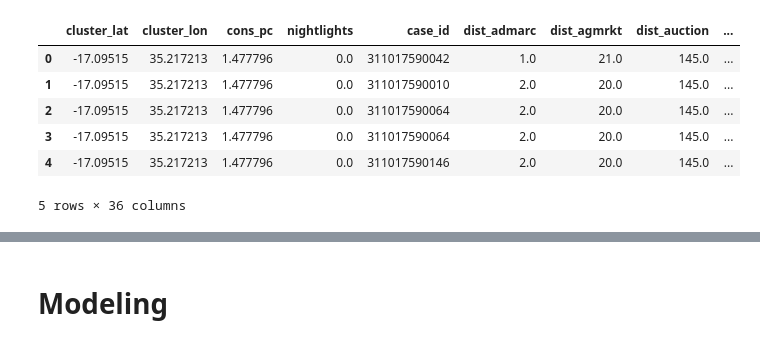
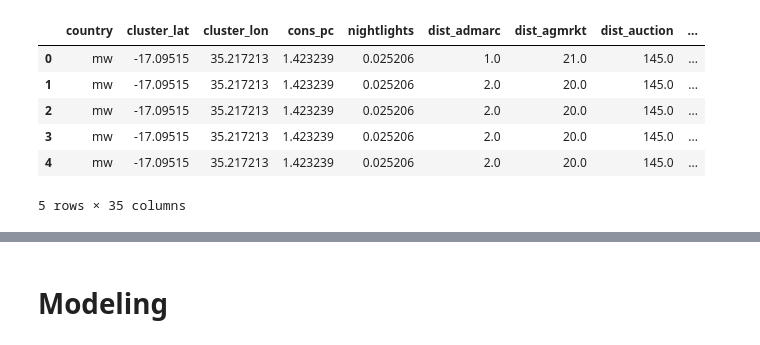
Before and after one commit to jmathur25/predicting-poverty-replication, a Jupyter notebook: gold_standard/remote_features_survey_model.ipynb, the cells around one changed output, grey strips where cells are left out. Cells and saved outputs as stored; diff of their text form; code cells hidden in the pictures.

```diff
--- a/gold_standard/remote_features_survey_model.ipynb
+++ b/gold_standard/remote_features_survey_model.ipynb
@@ -99,4 +8,0 @@ See the caveats in the documentation: http://pandas.pydata.org/pandas-docs/stabl
-# %%
-df_cons = pd.read_csv(os.path.join(PROCESSED_DIR, 'clusters.csv'))
-df_cons.rename(columns={'lat': 'cluster_lat', 'lon': 'cluster_lon'}, inplace=True)
-df_cons.head()
@@ -110,20 +8,0 @@ df_cons.head()
-# %%
-def merge_on_lat_lon(df1, df2, keys=['cluster_lat', 'cluster_lon']):
-    """
-        Allows two dataframes to be merged on lat/lon
-        Necessary because pandas has trouble merging on floats
-    """
-    df1 = df1.copy()
-    df2 = df2.copy()
-
-    # must use ints for merging, as floats induce errors
-    df1['merge_lat'] = (10000 * df1[keys[0]]).astype(int)
-    df1['merge_lon'] = (10000 * df1[keys[1]]).astype(int)
-
-    df2['merge_lat'] = (10000 * df2[keys[0]]).astype(int)
-    df2['merge_lon'] = (10000 * df2[keys[1]]).astype(int)
-
-    df2.drop(keys, axis=1, inplace=True)
-    merged = pd.merge(df1, df2, on=['merge_lat', 'merge_lon'])
-    merged.drop(['merge_lat', 'merge_lon'], axis=1, inplace=True)
-    return merged
@@ -145,0 +9,6 @@ print(df_merge.shape)
+# %%
+BASE_DIR = '..'
+
+RANDOM_SEED = 7 # for reproducibility
+COUNTRIES_DIR = os.path.join(BASE_DIR, 'data', 'countries')
+RESULTS_DIR = os.path.join(BASE_DIR, 'results')
@@ -145,0 +64,2 @@ print(df_merge.shape)
+# %%
+df_mw = process_malawi()
@@ -146,10 +74,10 @@ print(df_merge.shape)
 # %%
-df_merge.head()
+df_mw.head()
 # %% [output]
-|  | cluster_lat | cluster_lon | cons_pc | nightlights | case_id | dist_admarc | dist_agmrkt | dist_auction | ... |
-| 0 | -17.09515 | 35.217213 | 1.477796 | 0.0 | 311017590042 | 1.0 | 21.0 | 145.0 | ... |
-| 1 | -17.09515 | 35.217213 | 1.477796 | 0.0 | 311017590010 | 2.0 | 20.0 | 145.0 | ... |
-| 2 | -17.09515 | 35.217213 | 1.477796 | 0.0 | 311017590064 | 2.0 | 20.0 | 145.0 | ... |
-| 3 | -17.09515 | 35.217213 | 1.477796 | 0.0 | 311017590064 | 2.0 | 20.0 | 145.0 | ... |
-| 4 | -17.09515 | 35.217213 | 1.477796 | 0.0 | 311017590146 | 2.0 | 20.0 | 145.0 | ... |
+|  | country | cluster_lat | cluster_lon | cons_pc | nightlights | dist_admarc | dist_agmrkt | dist_auction | ... |
+| 0 | mw | -17.09515 | 35.217213 | 1.423239 | 0.025206 | 1.0 | 21.0 | 145.0 | ... |
+| 1 | mw | -17.09515 | 35.217213 | 1.423239 | 0.025206 | 2.0 | 20.0 | 145.0 | ... |
+| 2 | mw | -17.09515 | 35.217213 | 1.423239 | 0.025206 | 2.0 | 20.0 | 145.0 | ... |
+| 3 | mw | -17.09515 | 35.217213 | 1.423239 | 0.025206 | 2.0 | 20.0 | 145.0 | ... |
+| 4 | mw | -17.09515 | 35.217213 | 1.423239 | 0.025206 | 2.0 | 20.0 | 145.0 | ... |
-5 rows × 36 columns
+5 rows × 35 columns
```
Also changed, not shown: parts of 39 cells of this notebook, 19 other files.
